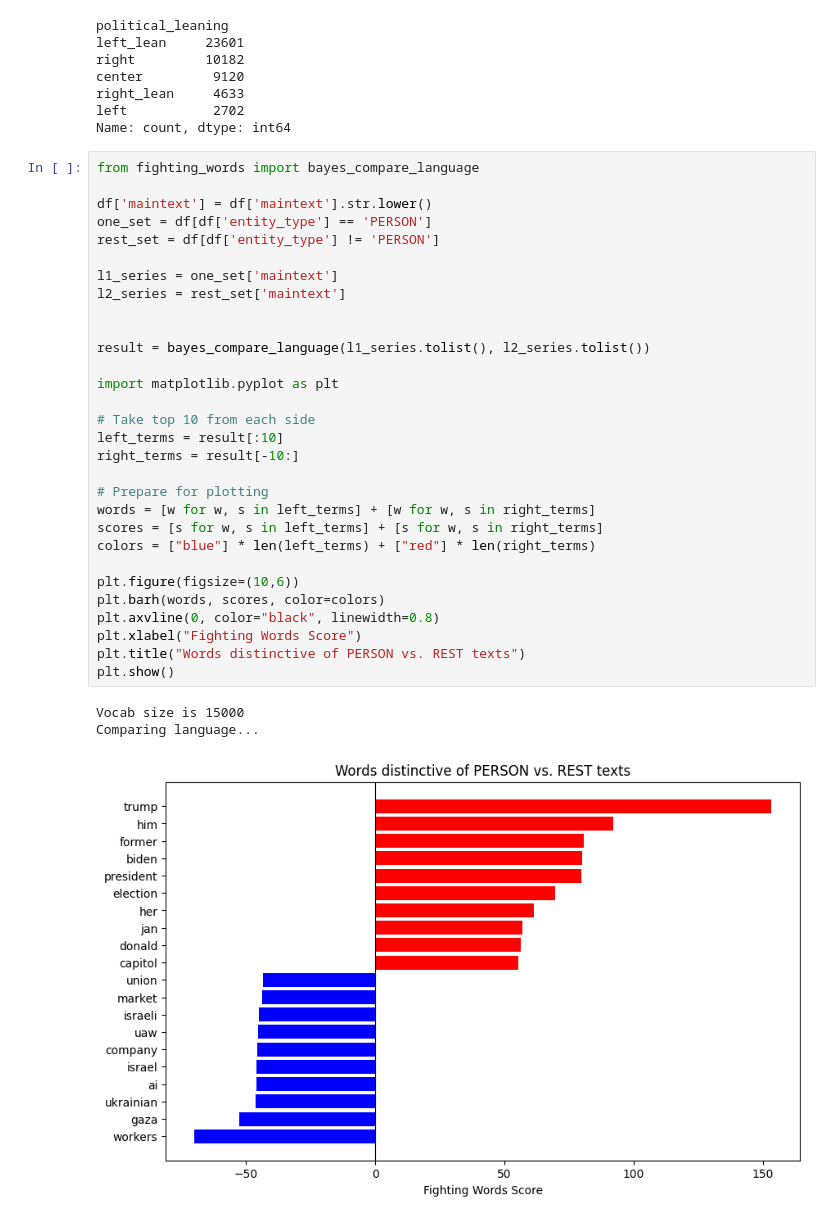
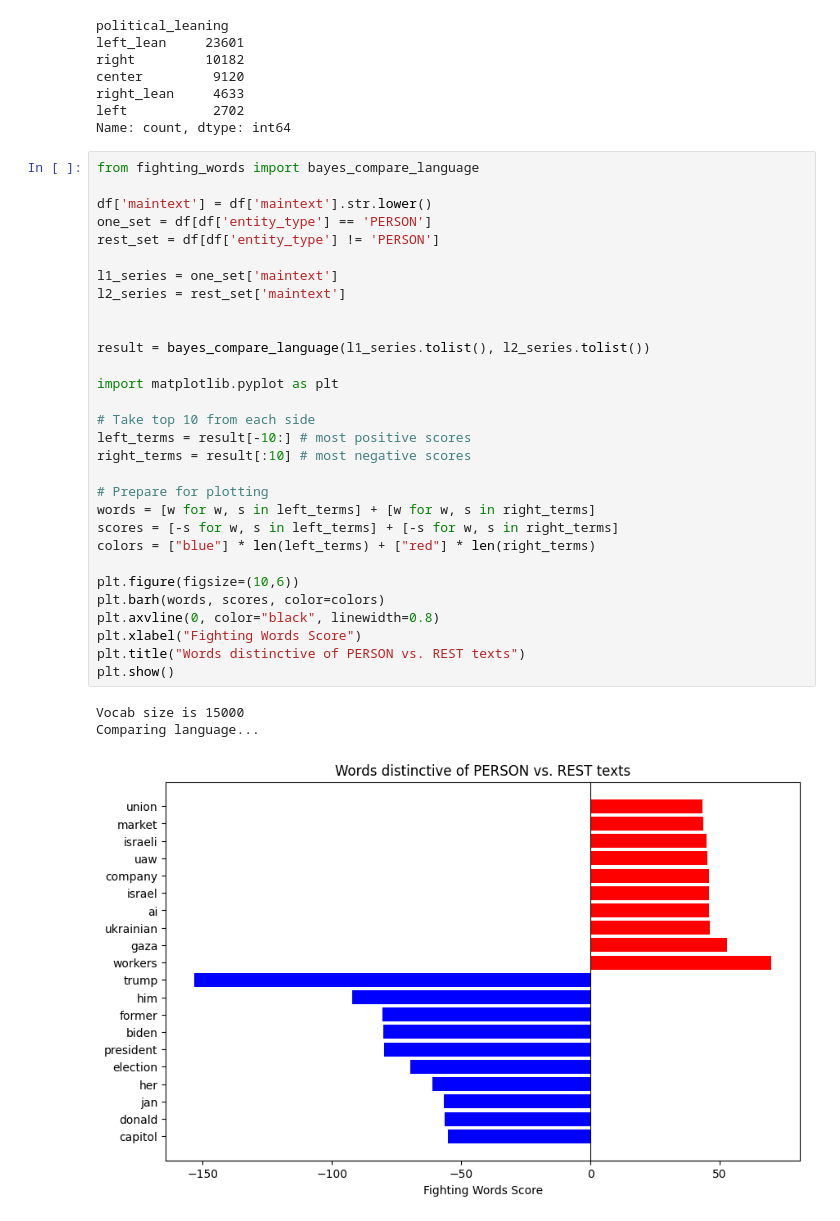
Before and after one commit to jjzhao12/protests_chai, a Jupyter notebook: eda.ipynb, the cells around one changed output. Saved outputs shown, nothing was run; the diff lists cells and outputs as text.

```diff
--- a/eda.ipynb
+++ b/eda.ipynb
@@ -208,37 +208,37 @@ Name: count, dtype: int64
 # %%
 from fighting_words import bayes_compare_language
 
 df['maintext'] = df['maintext'].str.lower()
 one_set = df[df['entity_type'] == 'PERSON']
 rest_set = df[df['entity_type'] != 'PERSON']
 
 l1_series = one_set['maintext']
 l2_series = rest_set['maintext']
 
 
 result = bayes_compare_language(l1_series.tolist(), l2_series.tolist())
 
 import matplotlib.pyplot as plt
 
 # Take top 10 from each side
-left_terms = result[:10]
-right_terms = result[-10:]
+left_terms = result[-10:] # most positive scores
+right_terms = result[:10] # most negative scores
 
 # Prepare for plotting
 words = [w for w, s in left_terms] + [w for w, s in right_terms]
-scores = [s for w, s in left_terms] + [s for w, s in right_terms]
+scores = [-s for w, s in left_terms] + [-s for w, s in right_terms]
 colors = ["blue"] * len(left_terms) + ["red"] * len(right_terms)
 
 plt.figure(figsize=(10,6))
 plt.barh(words, scores, color=colors)
 plt.axvline(0, color="black", linewidth=0.8)
 plt.xlabel("Fighting Words Score")
 plt.title("Words distinctive of PERSON vs. REST texts")
 plt.show()
 # %% [output]
 Vocab size is 15000
 Comparing language...
-[figure, old version]
+[figure, new version]
 # %%
 from fighting_words import bayes_compare_language
 
```
Also changed, not shown: parts of 3 cells of this notebook, 14 other files.
